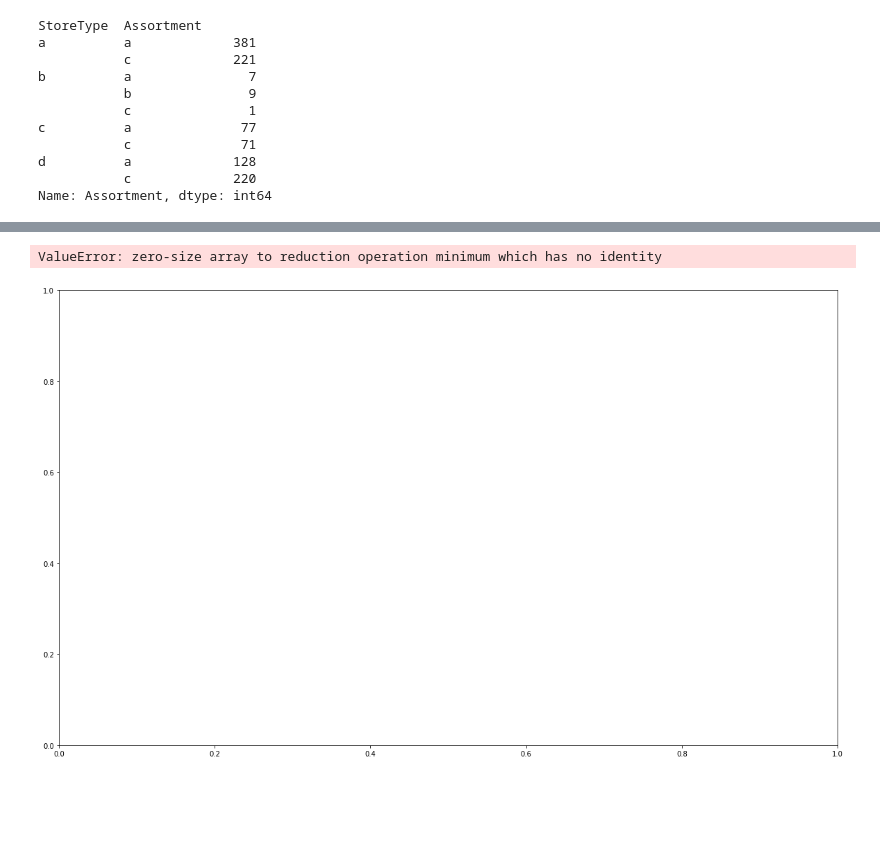
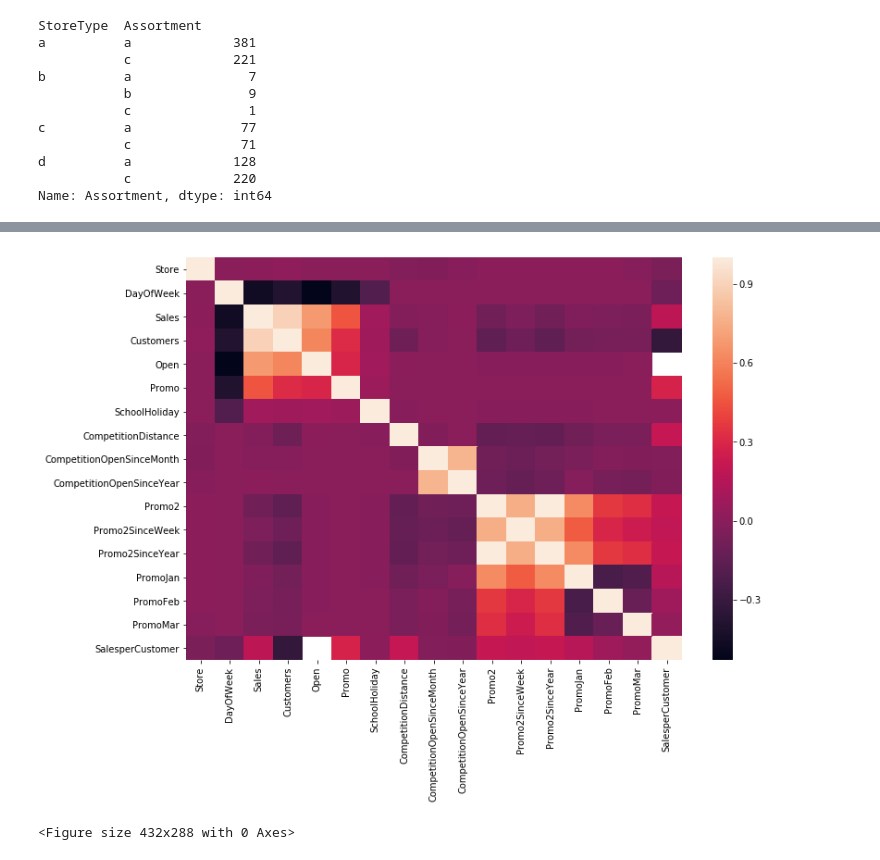
Before and after one commit to yasserbekkali/projetBD, a Jupyter notebook: projetWS.ipynb, the cells around one changed output, grey strips where cells are left out. Saved outputs shown, nothing was run; the diff lists cells and outputs as text; code cells hidden in the pictures; blank space fills up the shorter version.

```diff
--- a/projetWS.ipynb
+++ b/projetWS.ipynb
@@ -366,5 +369,11 @@ del dts['SalesperCustomer']
-# %%
-msno.heatmap(dts)
-# %% [output]
-ValueError: zero-size array to reduction operation minimum which has no identity
-[figure, removed]
+# %%
+#Identify numerical columns to produce a heatmap
+catcols = []
+numcols = [x for x in dts.columns if x not in catcols]
+plt.figure(figsize = (12,8))
+sns.heatmap(data=dts[numcols].corr())
+plt.show()
+plt.gcf().clear()
+# %% [output]
+[figure, added]
+<Figure size 432x288 with 0 Axes>
```
Also changed, not shown: parts of 21 cells of this notebook.
